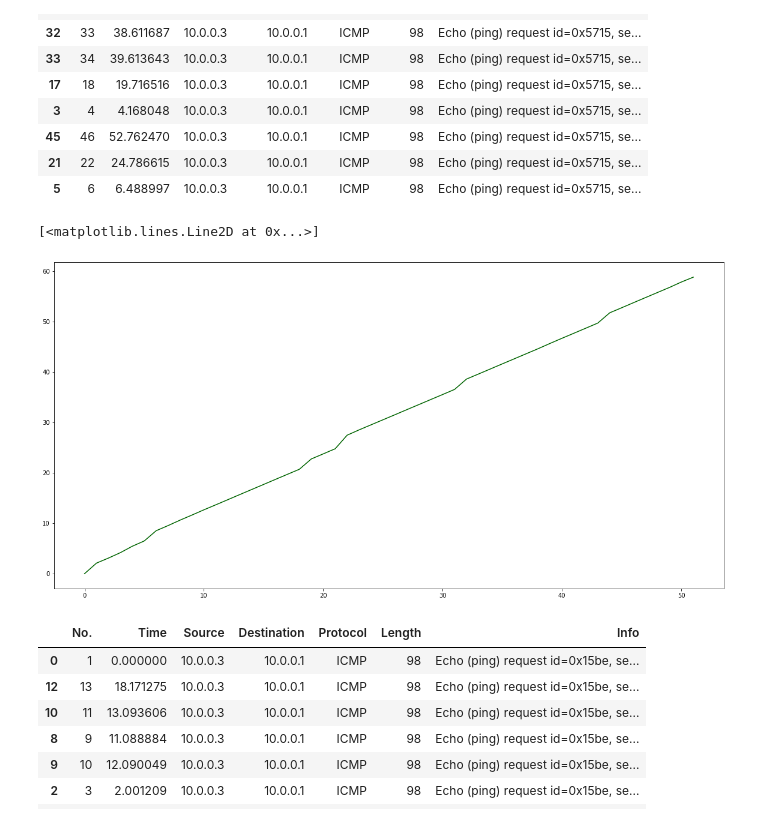
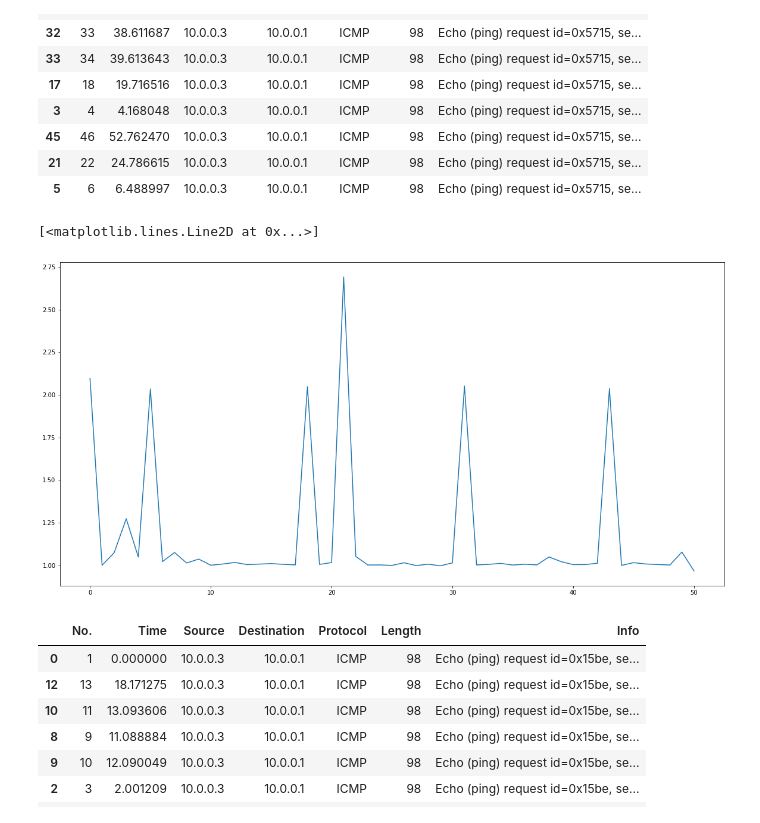
Before and after one commit to jtunde/Python, a Jupyter notebook: ss1.ipynb, the cells around one changed output. Drawn from its saved outputs; the diff is of its cells as text; code cells hidden in the pictures.

```diff
--- a/ss1.ipynb
+++ b/ss1.ipynb
@@ -26,12 +26,16 @@ traffic.sample(10)
 | 45 | 46 | 52.762470 | 10.0.0.3 | 10.0.0.1 | ICMP | 98 | Echo (ping) request id=0x5715, se... |
 | 21 | 22 | 24.786615 | 10.0.0.3 | 10.0.0.1 | ICMP | 98 | Echo (ping) request id=0x5715, se... |
 | 5 | 6 | 6.488997 | 10.0.0.3 | 10.0.0.1 | ICMP | 98 | Echo (ping) request id=0x5715, se... |
+# %%
+a=list()
+for i in range(len(traffic)-1):
+  a.append(traffic['Time'][i+1]-traffic['Time'][i])
 # %%
 plt.rcParams["figure.figsize"] = (20,10)
-plt.plot(traffic['Time'], color='DarkGreen')
+plt.plot(a)
 # %% [output]
 [<matplotlib.lines.Line2D at 0x...>]
-[figure, old version]
+[figure, new version]
 # %%
 attack = pd.read_csv('drive/MyDrive/attack.csv')
 attack.sample(10)
```
